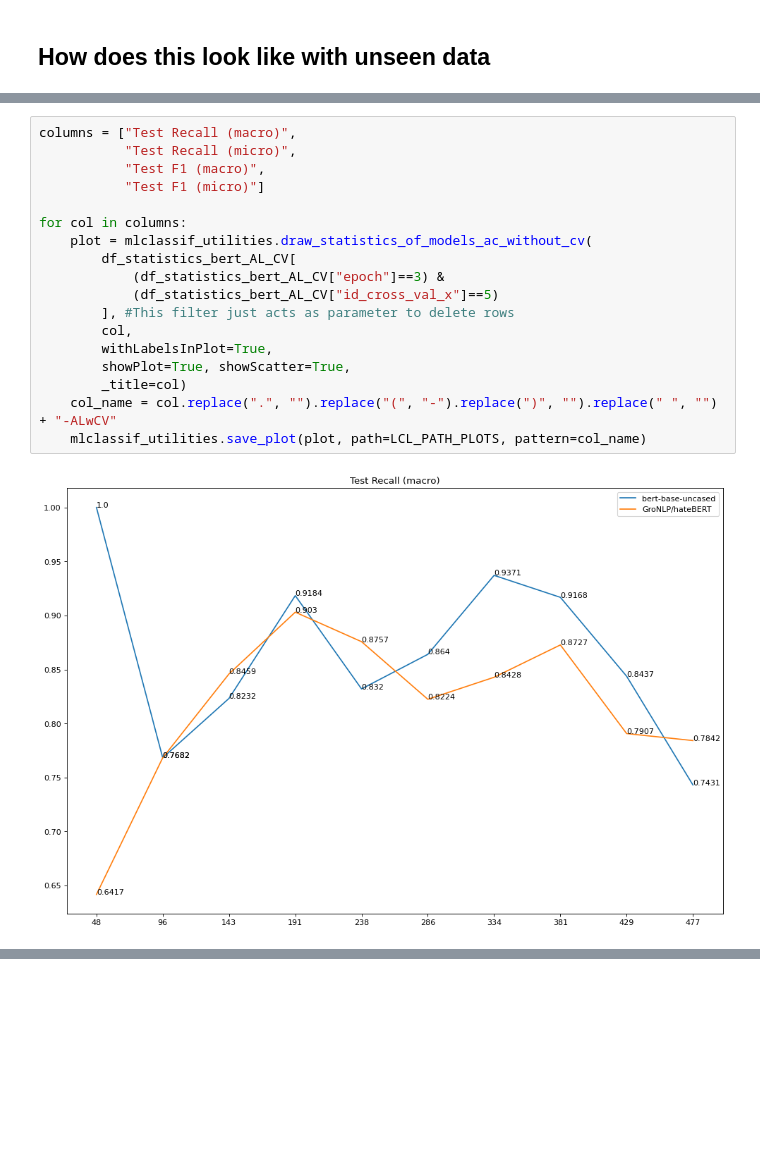
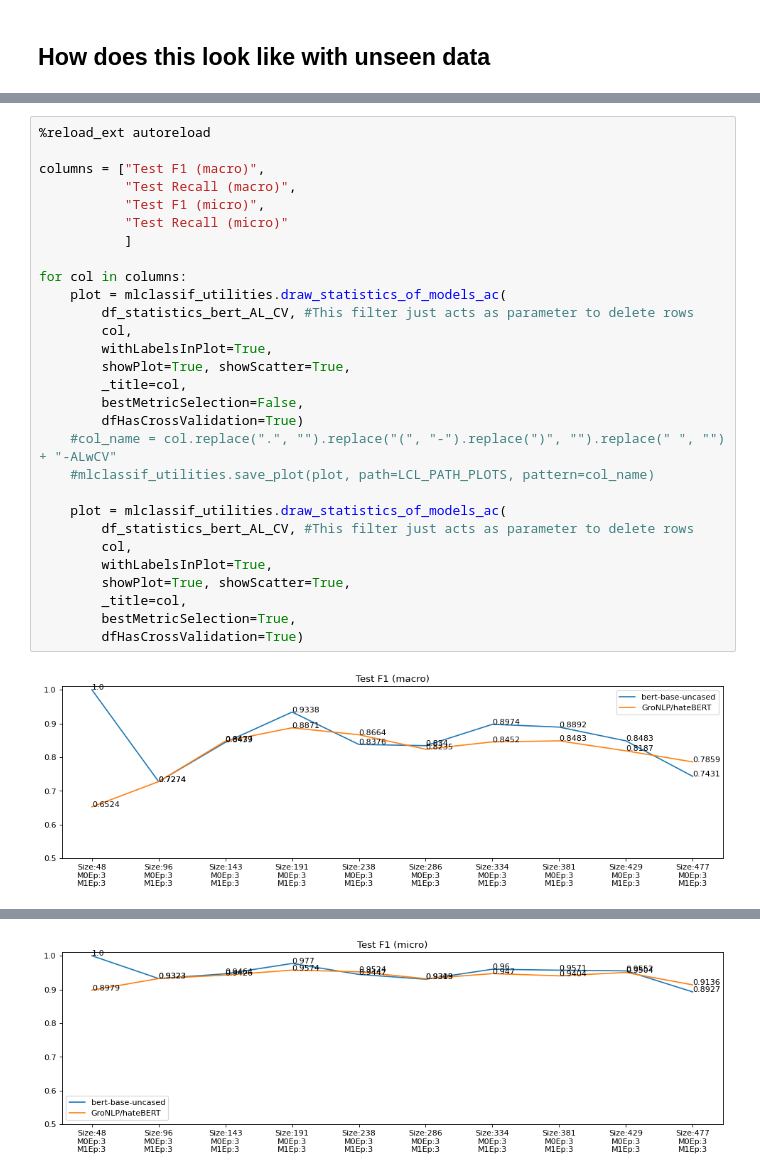
Before and after one commit to IsaacOlguin/AutomatedTraumaDetectionInGCT, a Jupyter notebook: 06_AnalysisOfComparableModels.ipynb, the cells around one changed output, grey strips where cells are left out. Drawn from its saved outputs; the diff is of its cells as text; blank space fills up the shorter version.

```diff
--- a/06_AnalysisOfComparableModels.ipynb
+++ b/06_AnalysisOfComparableModels.ipynb
@@ -261,20 +318,31 @@ for col in columns:
 # %%
-columns = ["Test Recall (macro)",
-           "Test Recall (micro)",
-           "Test F1 (macro)",
-           "Test F1 (micro)"]
+%reload_ext autoreload
+
+columns = ["Test F1 (macro)",
+           "Test Recall (macro)",
+           "Test F1 (micro)",
+           "Test Recall (micro)"
+           ]
 
 for col in columns:
-    plot = mlclassif_utilities.draw_statistics_of_models_ac_without_cv(
-        df_statistics_bert_AL_CV[
-            (df_statistics_bert_AL_CV["epoch"]==3) &
-            (df_statistics_bert_AL_CV["id_cross_val_x"]==5)
-        ], #This filter just acts as parameter to delete rows
+    plot = mlclassif_utilities.draw_statistics_of_models_ac(
+        df_statistics_bert_AL_CV, #This filter just acts as parameter to delete rows
         col,
         withLabelsInPlot=True,
         showPlot=True, showScatter=True,
-        _title=col)
-    col_name = col.replace(".", "").replace("(", "-").replace(")", "").replace(" ", "") + "-ALwCV"
-    mlclassif_utilities.save_plot(plot, path=LCL_PATH_PLOTS, pattern=col_name)
+        _title=col,
+        bestMetricSelection=False,
+        dfHasCrossValidation=True)
+    #col_name = col.replace(".", "").replace("(", "-").replace(")", "").replace(" ", "") + "-ALwCV"
+    #mlclassif_utilities.save_plot(plot, path=LCL_PATH_PLOTS, pattern=col_name)
+
+    plot = mlclassif_utilities.draw_statistics_of_models_ac(
+        df_statistics_bert_AL_CV, #This filter just acts as parameter to delete rows
+        col,
+        withLabelsInPlot=True,
+        showPlot=True, showScatter=True,
+        _title=col,
+        bestMetricSelection=True,
+        dfHasCrossValidation=True)
 # %% [output]
-[figure, old version]
+[figure, new version]
@@ -283,0 +352 @@ for col in columns:
+[figure, added]
```
Also changed, not shown: parts of 15 cells of this notebook.
